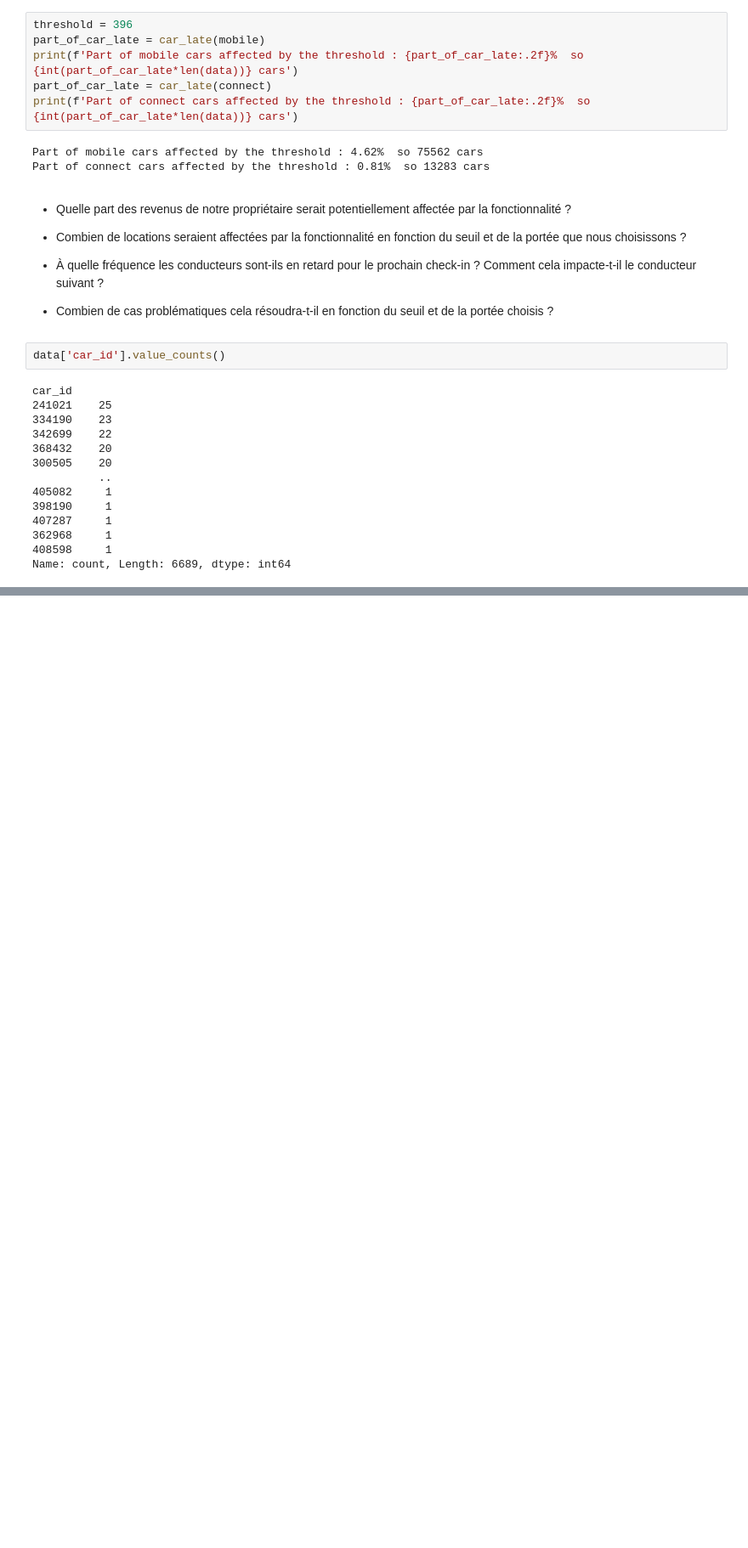
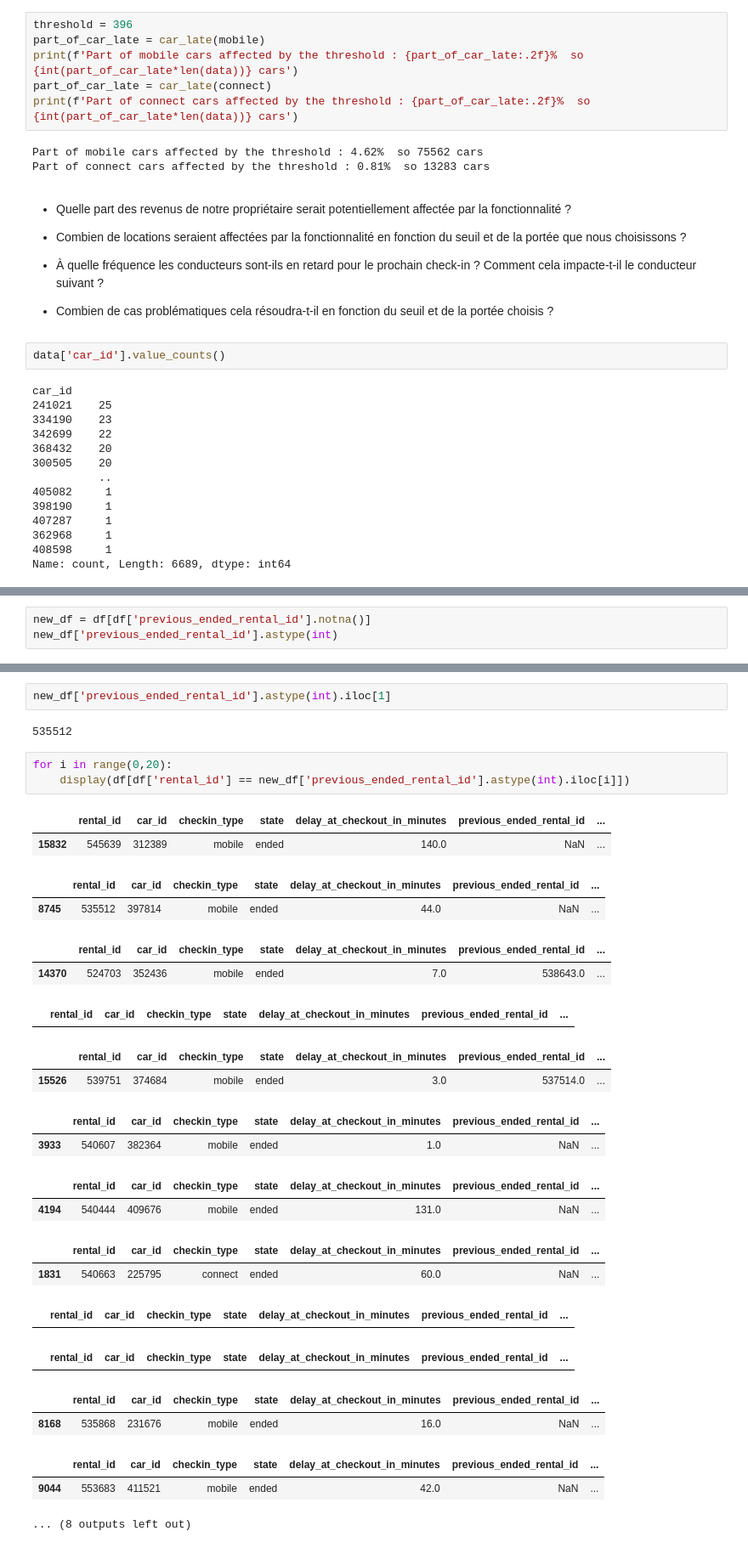
Before and after one commit to 2nzi/JEDHA-Projet-7-GetAround, a Jupyter notebook: get_around_explore.ipynb, the cells around one changed output, grey strips where cells are left out. Shown: that part at 85% size. Cells and saved outputs as stored; diff of their text form; blank space fills up the shorter version.

```diff
--- a/get_around_explore.ipynb
+++ b/get_around_explore.ipynb
@@ -233,0 +250,3 @@ numpy.float64
+# %%
+new_df = df[df['previous_ended_rental_id'].notna()]
+new_df['previous_ended_rental_id'].astype(int)
@@ -233,0 +266,30 @@ numpy.float64
+# %%
+new_df['previous_ended_rental_id'].astype(int).iloc[1]
+# %% [output]
+535512
+# %%
+for i in range(0,20):
+    display(df[df['rental_id'] == new_df['previous_ended_rental_id'].astype(int).iloc[i]])
+# %% [output]
+|  | rental_id | car_id | checkin_type | state | delay_at_checkout_in_minutes | previous_ended_rental_id | ... |
+| 15832 | 545639 | 312389 | mobile | ended | 140.0 | NaN | ... |
+|  | rental_id | car_id | checkin_type | state | delay_at_checkout_in_minutes | previous_ended_rental_id | ... |
+| 8745 | 535512 | 397814 | mobile | ended | 44.0 | NaN | ... |
+|  | rental_id | car_id | checkin_type | state | delay_at_checkout_in_minutes | previous_ended_rental_id | ... |
+| 14370 | 524703 | 352436 | mobile | ended | 7.0 | 538643.0 | ... |
+|  | rental_id | car_id | checkin_type | state | delay_at_checkout_in_minutes | previous_ended_rental_id | ... |
+|  | rental_id | car_id | checkin_type | state | delay_at_checkout_in_minutes | previous_ended_rental_id | ... |
+| 15526 | 539751 | 374684 | mobile | ended | 3.0 | 537514.0 | ... |
+|  | rental_id | car_id | checkin_type | state | delay_at_checkout_in_minutes | previous_ended_rental_id | ... |
+| 3933 | 540607 | 382364 | mobile | ended | 1.0 | NaN | ... |
+|  | rental_id | car_id | checkin_type | state | delay_at_checkout_in_minutes | previous_ended_rental_id | ... |
+| 4194 | 540444 | 409676 | mobile | ended | 131.0 | NaN | ... |
+|  | rental_id | car_id | checkin_type | state | delay_at_checkout_in_minutes | previous_ended_rental_id | ... |
+| 1831 | 540663 | 225795 | connect | ended | 60.0 | NaN | ... |
+|  | rental_id | car_id | checkin_type | state | delay_at_checkout_in_minutes | previous_ended_rental_id | ... |
+|  | rental_id | car_id | checkin_type | state | delay_at_checkout_in_minutes | previous_ended_rental_id | ... |
+|  | rental_id | car_id | checkin_type | state | delay_at_checkout_in_minutes | previous_ended_rental_id | ... |
+| 8168 | 535868 | 231676 | mobile | ended | 16.0 | NaN | ... |
+|  | rental_id | car_id | checkin_type | state | delay_at_checkout_in_minutes | previous_ended_rental_id | ... |
+| 9044 | 553683 | 411521 | mobile | ended | 42.0 | NaN | ... |
+... (8 outputs left out)
```
Also changed, not shown: parts of 9 cells of this notebook, 4 other files.
